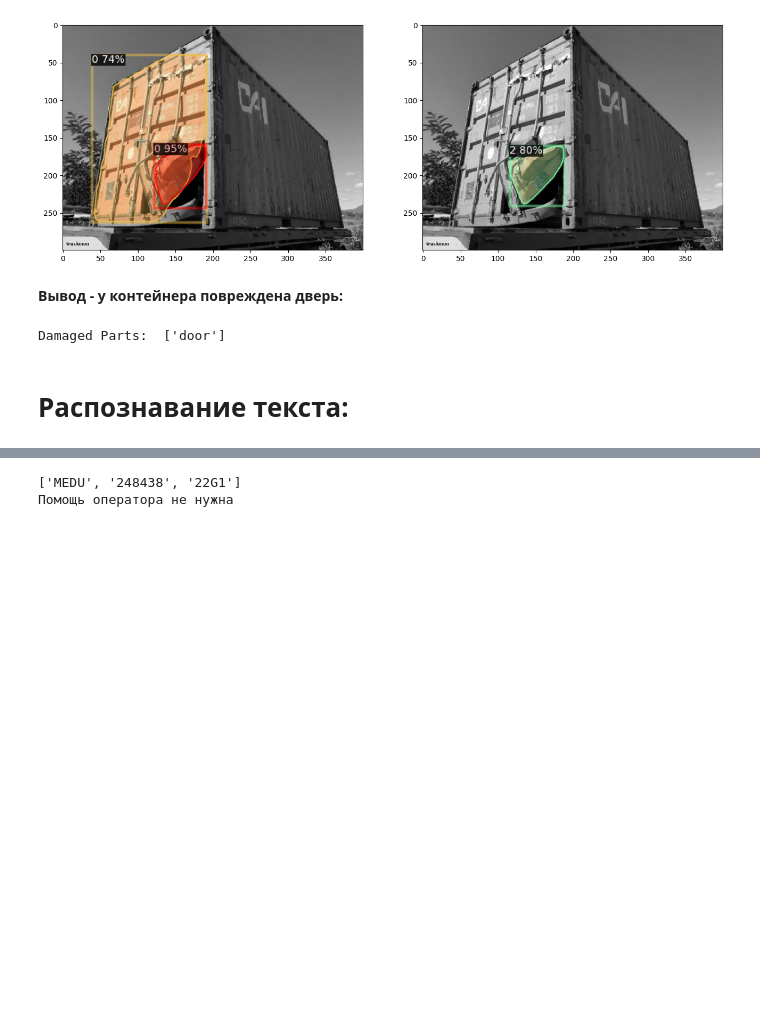
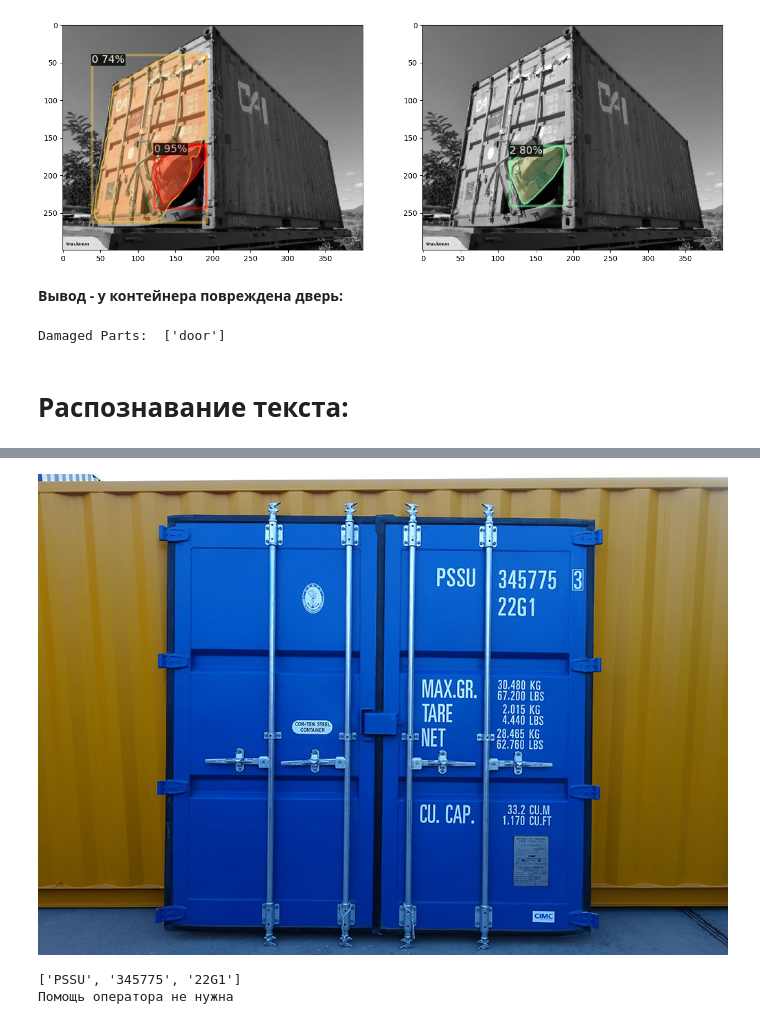
Before and after one commit to AlexanderVinarsky/SIBUR_Case_Computer_Vision, a Jupyter notebook: Technical_Final.ipynb, the cells around one changed output, grey strips where cells are left out. Saved outputs shown, nothing was run; the diff lists cells and outputs as text; code cells hidden in the pictures; blank space fills up the shorter version.

```diff
--- a/Technical_Final.ipynb
+++ b/Technical_Final.ipynb
@@ -415,6 +355,9 @@ for word in final:
-# %%
-print(final)
-print(help_needed)
-# %% [output]
-['MEDU', '248438', '22G1']
-Помощь оператора не нужна
+# %%
+Image("val/door2.jpg")
+# %% [output]
+[figure, added]
+# %%
+get_final(reader.readtext("val/door2.jpg"))
+# %% [output]
+['PSSU', '345775', '22G1']
+Помощь оператора не нужна
```
Also changed, not shown: parts of 19 cells of this notebook.
